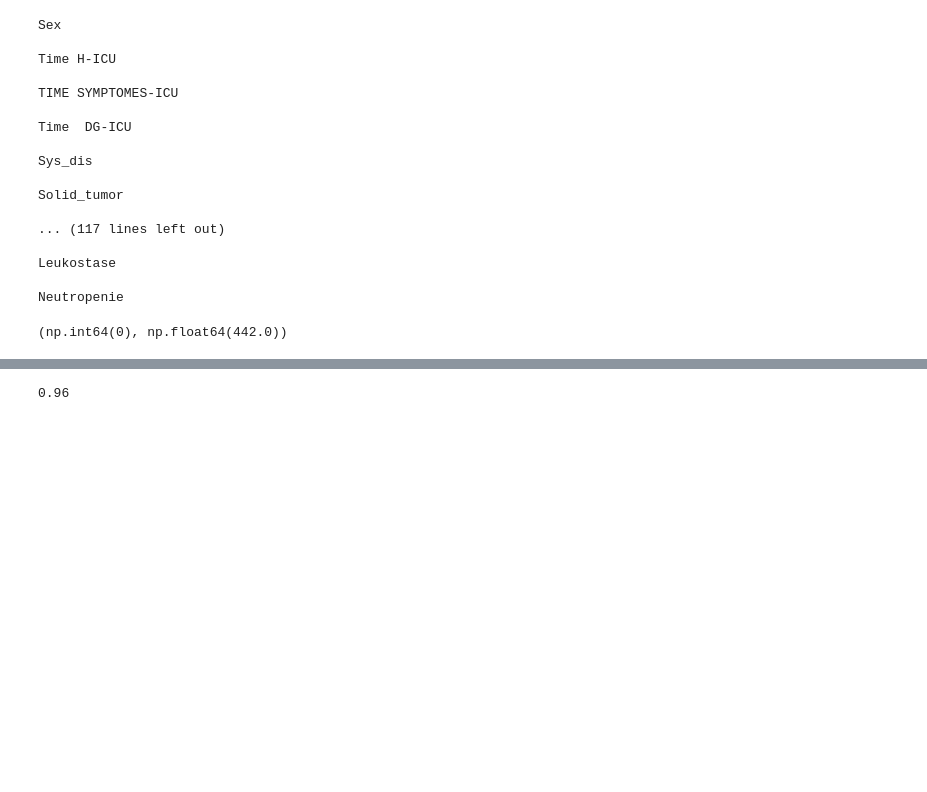
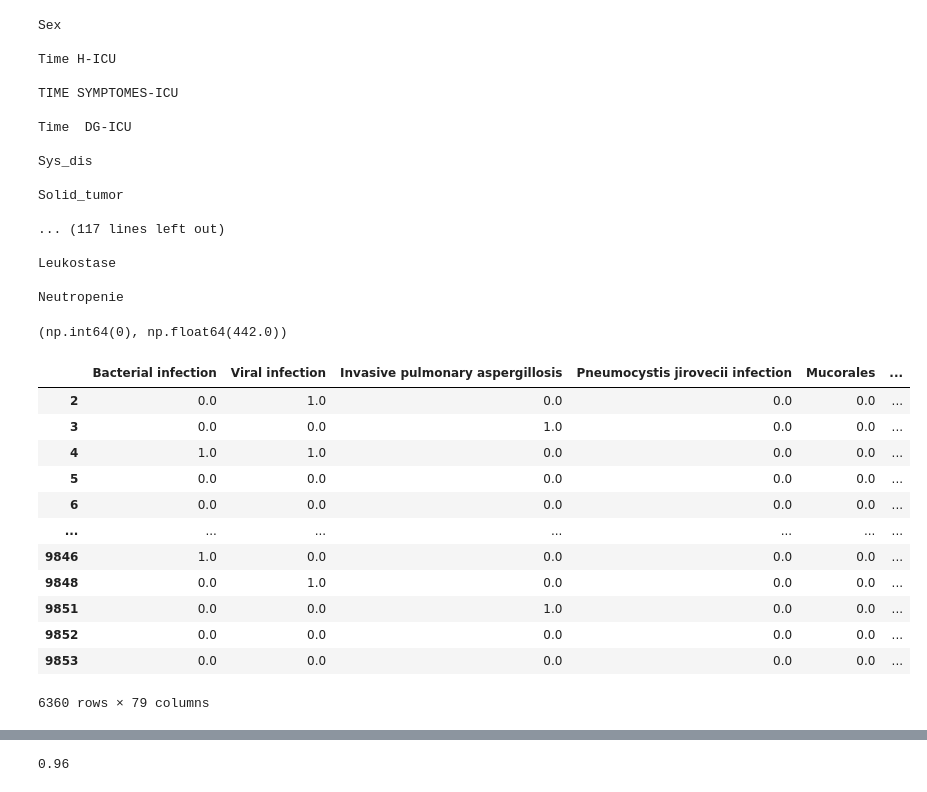
Before and after one commit to Romain-Forte/respiratory_diagnostics, a Jupyter notebook: analyse_data/efraim_analyse.ipynb, the cells around one changed output, grey strips where cells are left out. Drawn from its saved outputs; the diff is of its cells as text; code cells hidden in the pictures; blank space fills up the shorter version.

```diff
--- a/analyse_data/efraim_analyse.ipynb
+++ b/analyse_data/efraim_analyse.ipynb
@@ -143,4 +149,20 @@ df = pd.read_excel(r"C:\Users\romai\Desktop\travail\EFRAIM3 JD VANCE.xlsx")
 (df_cat_clean == 0).all(axis=1).sum(), df["Etiology_Undetermined cause_Definitive diagnosis"].fillna(0).sum()
 # %% [output]
 (np.int64(0), np.float64(442.0))
+# %%
+pd.concat([df_cat_clean,df_features_clean],axis=1)
+# %% [output]
+|  | Bacterial infection | Viral infection | Invasive pulmonary aspergillosis | Pneumocystis jirovecii infection | Mucorales | ... |
+| 2 | 0.0 | 1.0 | 0.0 | 0.0 | 0.0 | ... |
+| 3 | 0.0 | 0.0 | 1.0 | 0.0 | 0.0 | ... |
+| 4 | 1.0 | 1.0 | 0.0 | 0.0 | 0.0 | ... |
+| 5 | 0.0 | 0.0 | 0.0 | 0.0 | 0.0 | ... |
+| 6 | 0.0 | 0.0 | 0.0 | 0.0 | 0.0 | ... |
+| ... | ... | ... | ... | ... | ... | ... |
+| 9846 | 1.0 | 0.0 | 0.0 | 0.0 | 0.0 | ... |
+| 9848 | 0.0 | 1.0 | 0.0 | 0.0 | 0.0 | ... |
+| 9851 | 0.0 | 0.0 | 1.0 | 0.0 | 0.0 | ... |
+| 9852 | 0.0 | 0.0 | 0.0 | 0.0 | 0.0 | ... |
+| 9853 | 0.0 | 0.0 | 0.0 | 0.0 | 0.0 | ... |
+6360 rows × 79 columns
 # %%
```
Also changed, not shown: parts of 8 cells of this notebook, 5 other files.
